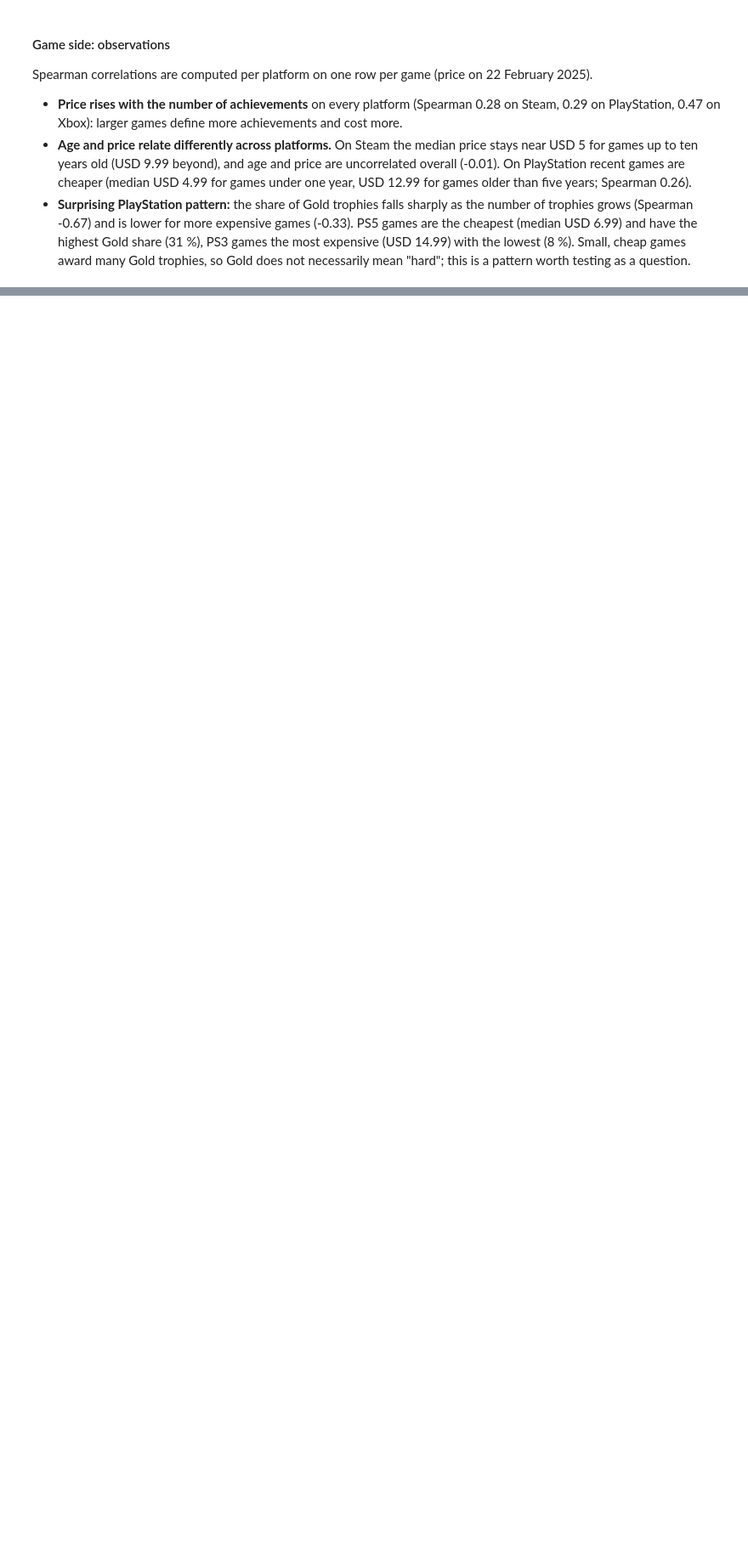
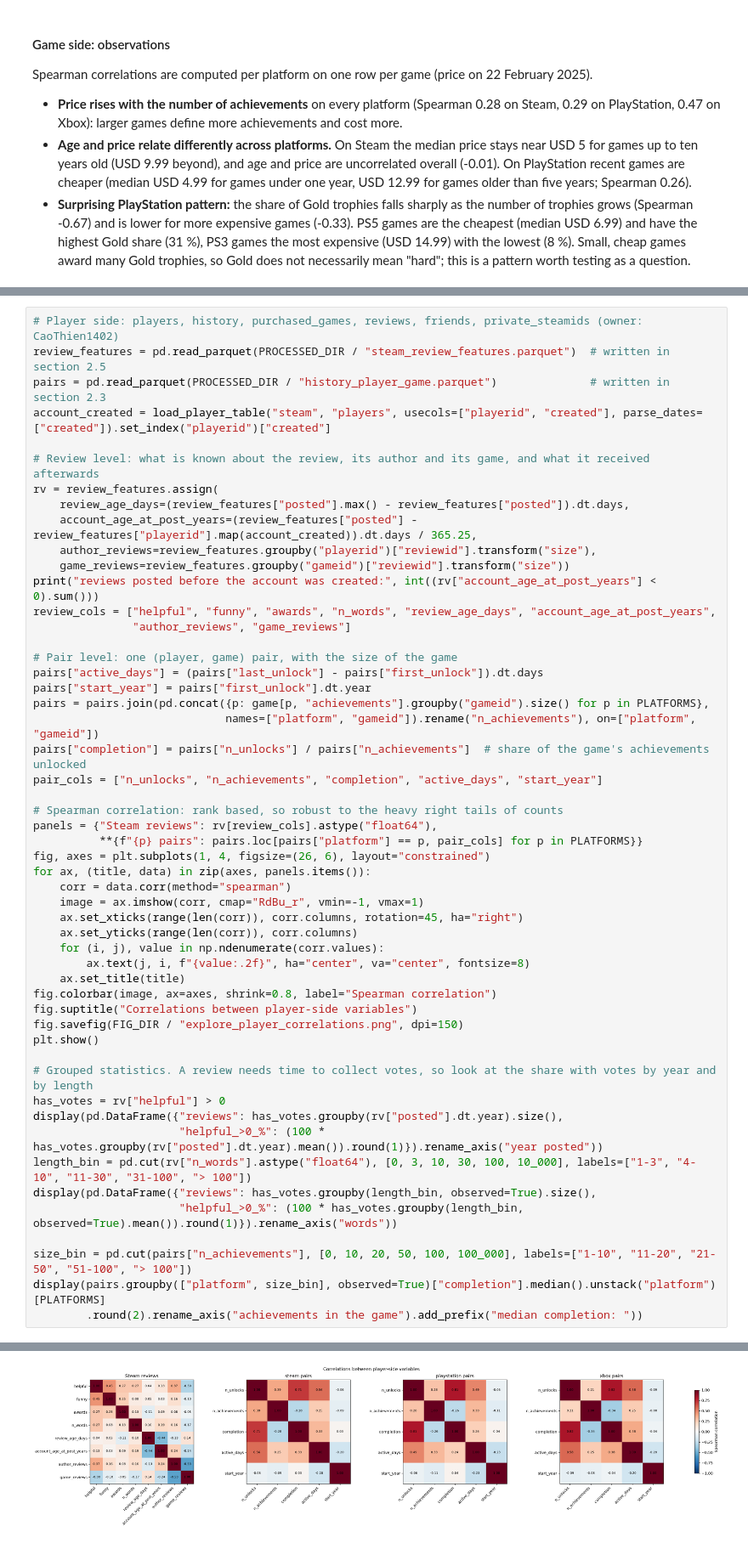
Before and after one commit to minhnguyen1210/Gaming-Profiles, a Jupyter notebook: notebooks/01_collection_exploration.ipynb, the cells around one changed output, grey strips where cells are left out. Shown at 85% size. Drawn from its saved outputs; the diff is of its cells as text; blank space fills up the shorter version.

```diff
--- a/notebooks/01_collection_exploration.ipynb
+++ b/notebooks/01_collection_exploration.ipynb
@@ -1207,0 +1697,53 @@ Spearman correlations are computed per platform on one row per game (price on 22
+# %%
+# Player side: players, history, purchased_games, reviews, friends, private_steamids (owner: CaoThien1402)
+review_features = pd.read_parquet(PROCESSED_DIR / "steam_review_features.parquet")  # written in section 2.5
+pairs = pd.read_parquet(PROCESSED_DIR / "history_player_game.parquet")              # written in section 2.3
+account_created = load_player_table("steam", "players", usecols=["playerid", "created"], parse_dates=["created"]).set_index("playerid")["created"]
+
+# Review level: what is known about the review, its author and its game, and what it received afterwards
+rv = review_features.assign(
+    review_age_days=(review_features["posted"].max() - review_features["posted"]).dt.days,
+    account_age_at_post_years=(review_features["posted"] - review_features["playerid"].map(account_created)).dt.days / 365.25,
+    author_reviews=review_features.groupby("playerid")["reviewid"].transform("size"),
+    game_reviews=review_features.groupby("gameid")["reviewid"].transform("size"))
+print("reviews posted before the account was created:", int((rv["account_age_at_post_years"] < 0).sum()))
+review_cols = ["helpful", "funny", "awards", "n_words", "review_age_days", "account_age_at_post_years",
+               "author_reviews", "game_reviews"]
+
+# Pair level: one (player, game) pair, with the size of the game
+pairs["active_days"] = (pairs["last_unlock"] - pairs["first_unlock"]).dt.days
+pairs["start_year"] = pairs["first_unlock"].dt.year
+pairs = pairs.join(pd.concat({p: game[p, "achievements"].groupby("gameid").size() for p in PLATFORMS},
+                             names=["platform", "gameid"]).rename("n_achievements"), on=["platform", "gameid"])
+pairs["completion"] = pairs["n_unlocks"] / pairs["n_achievements"]  # share of the game's achievements unlocked
+pair_cols = ["n_unlocks", "n_achievements", "completion", "active_days", "start_year"]
+
+# Spearman correlation: rank based, so robust to the heavy right tails of counts
+panels = {"Steam reviews": rv[review_cols].astype("float64"),
+          **{f"{p} pairs": pairs.loc[pairs["platform"] == p, pair_cols] for p in PLATFORMS}}
+fig, axes = plt.subplots(1, 4, figsize=(26, 6), layout="constrained")
+for ax, (title, data) in zip(axes, panels.items()):
+    corr = data.corr(method="spearman")
+    image = ax.imshow(corr, cmap="RdBu_r", vmin=-1, vmax=1)
+    ax.set_xticks(range(len(corr)), corr.columns, rotation=45, ha="right")
+    ax.set_yticks(range(len(corr)), corr.columns)
+    for (i, j), value in np.ndenumerate(corr.values):
+        ax.text(j, i, f"{value:.2f}", ha="center", va="center", fontsize=8)
+    ax.set_title(title)
+fig.colorbar(image, ax=axes, shrink=0.8, label="Spearman correlation")
+fig.suptitle("Correlations between player-side variables")
+fig.savefig(FIG_DIR / "explore_player_correlations.png", dpi=150)
+plt.show()
+
+# Grouped statistics. A review needs time to collect votes, so look at the share with votes by year and by length
+has_votes = rv["helpful"] > 0
+display(pd.DataFrame({"reviews": has_votes.groupby(rv["posted"].dt.year).size(),
+                      "helpful_>0_%": (100 * has_votes.groupby(rv["posted"].dt.year).mean()).round(1)}).rename_axis("year posted"))
+length_bin = pd.cut(rv["n_words"].astype("float64"), [0, 3, 10, 30, 100, 10_000], labels=["1-3", "4-10", "11-30", "31-100", "> 100"])
+display(pd.DataFrame({"reviews": has_votes.groupby(length_bin, observed=True).size(),
+                      "helpful_>0_%": (100 * has_votes.groupby(length_bin, observed=True).mean()).round(1)}).rename_axis("words"))
+
+size_bin = pd.cut(pairs["n_achievements"], [0, 10, 20, 50, 100, 100_000], labels=["1-10", "11-20", "21-50", "51-100", "> 100"])
+display(pairs.groupby(["platform", size_bin], observed=True)["completion"].median().unstack("platform")[PLATFORMS]
+        .round(2).rename_axis("achievements in the game").add_prefix("median completion: "))
+# %% [output]
@@ -1207,0 +1751 @@ Spearman correlations are computed per platform on one row per game (price on 22
+[figure, added]
```
Also changed, not shown: parts of 25 cells of this notebook, 4 other files.
